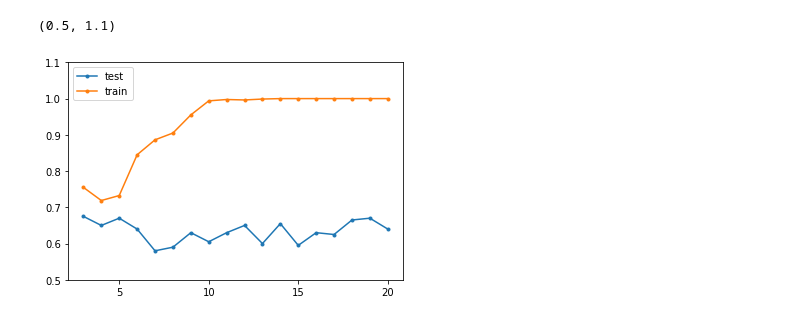
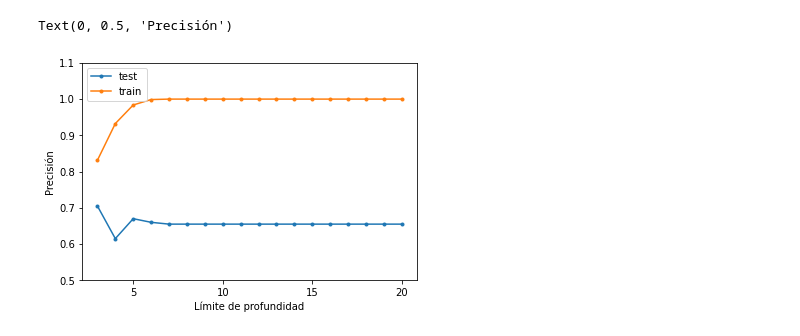
Before and after one commit to FelipeGorostiaga/MachineLearning, a Jupyter notebook: src/tp2/tp2_1.ipynb, the cells around one changed output. Cells and saved outputs as stored; diff of their text form; code cells hidden in the pictures.

Commit message:
Change tp2_1 to use depth_limit instead of attr_count

```diff
--- a/src/tp2/tp2_1.ipynb
+++ b/src/tp2/tp2_1.ipynb
@@ -222,16 +221,9 @@ def classify(row, tree, stdout=False):
     return current_node.value
 
 
-def build_tree(data, column_sample_size=None, stdout=False):
-    selected_columns = list(data)
-
-    # it means we want to build the tree with a subset of the dataset columns
-    if column_sample_size is not None:
-        selected_columns = sample(all_attrs, column_sample_size)
-        selected_columns.append('Creditability')
-
+def build_tree(data, max_depth=None, stdout=False):
     root_gains = {}
-    for attr in selected_columns:
+    for attr in list(data):
         if attr == 'Creditability':
             continue
         root_gains[attr] = gain(data, attr)
@@ -240,7 +232,7 @@ def build_tree(data, column_sample_size=None, stdout=False):
     if (root_attr is None):
         raise Exception(f'Invalid state: gains returned attribute None - {root_gains}')
 
-    tree = add_level(data[selected_columns], root_attr, stdout=stdout)
+    tree = add_level(data, root_attr, max_depth=max_depth, stdout=stdout)
     if stdout:
         print(tree)
     return tree
@@ -251,7 +243,7 @@ def build_tree(data, column_sample_size=None, stdout=False):
 import statistics as stats
 from random import sample
 
-def build_forest(data, sample_fraction=0.4, iterations=3, column_sample_size=None, stdout=False):
+def build_forest(data, sample_fraction=0.4, iterations=3, max_depth=None, stdout=False):
     forest = []
     selected_columns = list(data)
 
@@ -259,12 +251,8 @@ def build_forest(data, sample_fraction=0.4, iterations=3, column_sample_size=Non
     while iterations > 0:
         print(f'Remaining trees: {iterations}')
 
-        if column_sample_size is not None:
-            selected_columns = sample(all_attrs, column_sample_size)
-            selected_columns.append('Creditability')
-
         subset = data.sample(frac=sample_fraction, replace=True, axis=0)
-        t = build_tree(subset[selected_columns], stdout=stdout)
+        t = build_tree(subset, max_depth=max_depth, stdout=stdout)
         forest.append(t)
         iterations -= 1
 
@@ -274,12 +262,12 @@ def build_forest(data, sample_fraction=0.4, iterations=3, column_sample_size=Non
     return forest
 
 
-def classify_random_forest(row, data=train, forest=None, stdout=False):
+def classify_random_forest(row, data=train, forest=None, max_depth=None, stdout=False):
     """Classify row with each tree and return the mode value for the class
     """
 
     if forest is None:
-        forest = build_forest(data, stdout=stdout)
+        forest = build_forest(data, max_depth=max_depth, stdout=stdout)
     classifications = []
     for tree in forest:
         classifications.append(classify(row, tree, stdout))
@@ -380,17 +361,12 @@ print(test['Creditability'].value_counts())
 Name: Creditability, dtype: int64
 # %%
-def get_precision_plot_id3(train_data, test_data, node_range=None, stdout=False):
+def get_precision_plot_id3(train_data, test_data, depth_range, stdout=False):
     plot_points = []
-    if node_range is None:
-        lower = min(3, len(list(train_data)) - 1)
-        higher = len(list(train_data))
-        node_range = range(lower, higher, 1)
+    for i in depth_range:
+        if stdout:
+            print(f'Generating results using {i} as depth limit...')
 
-    for i in node_range:
-        if stdout:
-            print(f'Generating results using {i} attributes...')
-
-        tree = build_tree(train_data, i, stdout=False)
+        tree = build_tree(train_data, max_depth=i, stdout=False)
 
         correct_classifications = 0
         for index, row in test_data.iterrows():
@@ -430,10 +406,12 @@ Generating results using 20 attributes...
 # %%
 # Using ID3
 id3_plot = pd.DataFrame({'test': id3_test_precisions, 'train': id3_train_precisions}, index=[i for i in attr_range])
 id3_lines = id3_plot.plot(style='.-')
 id3_lines.locator_params(integer=True)
 id3_lines.set_ylim(0.5, 1.1)
+id3_lines.set_xlabel('Límite de profundidad')
+id3_lines.set_ylabel('Precisión')
 # %% [output]
-(0.5, 1.1)
+Text(0, 0.5, 'Precisión')
-[figure, old version]
+[figure, new version]
 # %%
```
Also changed, not shown: parts of 15 cells of this notebook, 1 other file.
